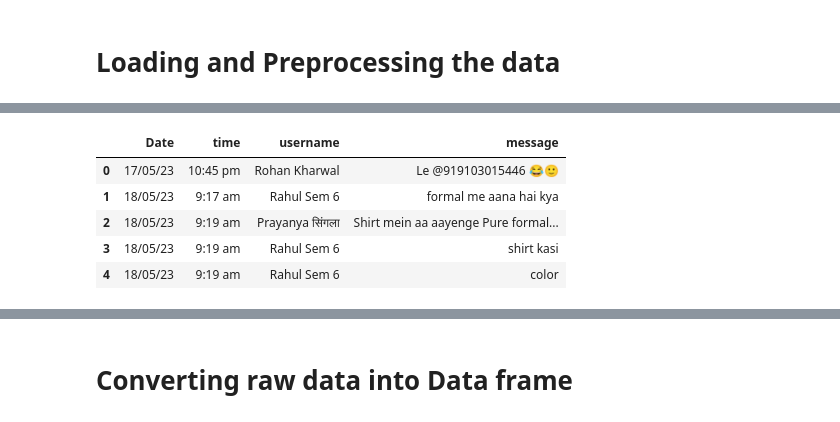
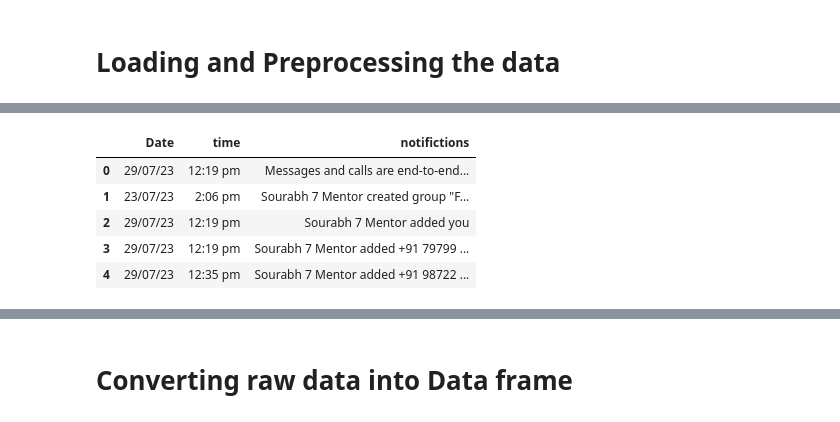
Before and after one commit to Gourav052003/WhatsApp-Chat-Analyzer, a Jupyter notebook: Analysis.ipynb, the cells around one changed output, grey strips where cells are left out. Drawn from its saved outputs; the diff is of its cells as text; code cells hidden in the pictures.

Commit message:
Chat tabular form ready

```diff
--- a/Analysis.ipynb
+++ b/Analysis.ipynb
@@ -140,0 +72,21 @@ def load_chats_table(chatFile:Path):
+# %%
+def get_notifications_splitted(chats:list):
+
+    notifications = []
+    without_notifications = []
+
+    for chat in chats:
+
+        chat_backup = chat
+
+        chat = chat.split(',')[1:]
+        chat =  "".join(chat)
+        chat = chat.split('-')[1:]
+        chat = ''.join(chat)
+
+        if ":" not in chat:
+            notifications.append(chat_backup)
+        else:
+            without_notifications.append(chat_backup)
+
+    return notifications,without_notifications
@@ -141,4 +152,16 @@ def load_chats_table(chatFile:Path):
+# %%
+def load_chats_table(chatFile:Path):
+
+    with open(chatFile,encoding='utf-8') as textFile:
+        chats = textFile.readlines()
+
+        structured_chats = get_structured_chats(chats)
+        only_notificatitons,without_notifications = get_notifications_splitted(structured_chats)
+        only_notifications_table = get_tablular_chats(only_notificatitons,table_type = 'only_notifications')
+        without_notifications_table = get_tablular_chats(without_notifications,table_type = 'without_notifications')
+
+    return only_notifications_table,without_notifications_table
 # %%
 CHAT_FILE = Path('Chats/WhatsApp Chat with 20BCS-38 7th Semester.txt')
 # %%
- chat_table = load_chats_table(CHAT_FILE)
+ only_notifications,without_notifications = load_chats_table(CHAT_FILE)
@@ -163,9 +168,9 @@ CHAT_FILE = Path('Chats/WhatsApp Chat with 20BCS-38 7th Semester.txt')
 # %%
-chat_table.head()
+only_notifications.head()
 # %% [output]
-|  | Date | time | username | message |
-| 0 | 17/05/23 | 10:45 pm | Rohan Kharwal | Le @919103015446 😂🙂 |
-| 1 | 18/05/23 | 9:17 am | Rahul Sem 6 | formal me aana hai kya |
-| 2 | 18/05/23 | 9:19 am | Prayanya सिंगला | Shirt mein aa aayenge Pure formal... |
-| 3 | 18/05/23 | 9:19 am | Rahul Sem 6 | shirt kasi |
-| 4 | 18/05/23 | 9:19 am | Rahul Sem 6 | color |
+|  | Date | time | notifictions |
+| 0 | 29/07/23 | 12:19 pm | Messages and calls are end-to-end... |
+| 1 | 23/07/23 | 2:06 pm | Sourabh 7 Mentor created group "F... |
+| 2 | 29/07/23 | 12:19 pm | Sourabh 7 Mentor added you |
+| 3 | 29/07/23 | 12:19 pm | Sourabh 7 Mentor added +91 79799 ... |
+| 4 | 29/07/23 | 12:35 pm | Sourabh 7 Mentor added +91 98722 ... |
```
Also changed, not shown: parts of 5 cells of this notebook.
